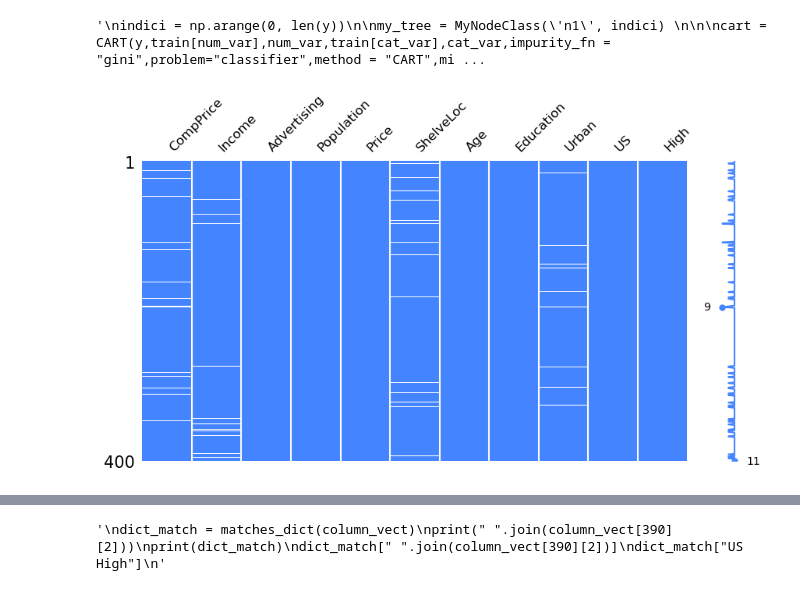
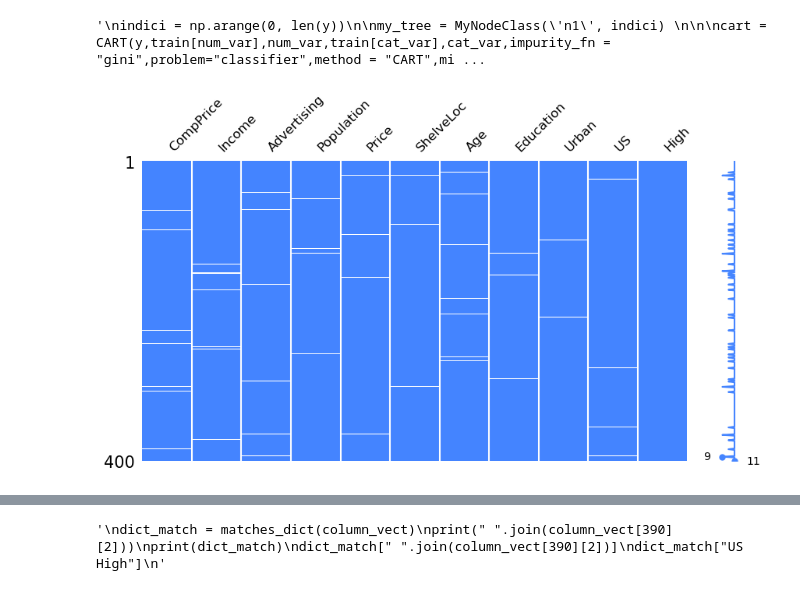
Before and after one commit to danielchfynn/TREE4, a Jupyter notebook: binpi_applied.ipynb, the cells around one changed output, grey strips where cells are left out. Saved outputs shown, nothing was run; the diff lists cells and outputs as text; code cells hidden in the pictures.

```diff
--- a/binpi_applied.ipynb
+++ b/binpi_applied.ipynb
@@ -99,33 +96,32 @@ cart.growing_tree(my_tree)
 # %%
 df = pd.concat([train, test], axis = 0)
 df.reset_index(drop = True, inplace = True)
 
 df_complete = df.copy()
 
 import random
+random.seed(142)
 missing_values = 50
 #10 columns, not the feature variable
 vars = ["CompPrice", "Income", "Advertising", "Population", "Price", "Age", "Education", "ShelveLoc", "Urban", "US"]
 
-vars = ["CompPrice", "Income", "ShelveLoc", "Urban"]
+#vars = ["CompPrice", "Income", "ShelveLoc", "Urban"]
 
-
-random.seed(42)
 var_list = []
 row_list = []
 for i in range(missing_values):
     var_list.append( random.choice(vars)  )
     row_list.append( random.choice(range(0,400))  )
 
 
 #impute missing values
 for i in range(missing_values):
     df.loc[row_list[i], var_list[i]] = np.nan
 
 import missingno
 missingno.matrix(df, figsize=(10,5), fontsize=12, color=(0.27, 0.52, 1.0));
 # %% [output]
-[figure, old version]
+[figure, new version]
 # %%
 pd.options.mode.chained_assignment = None
 
```
Also changed, not shown: parts of 22 cells of this notebook, 4 other files.
